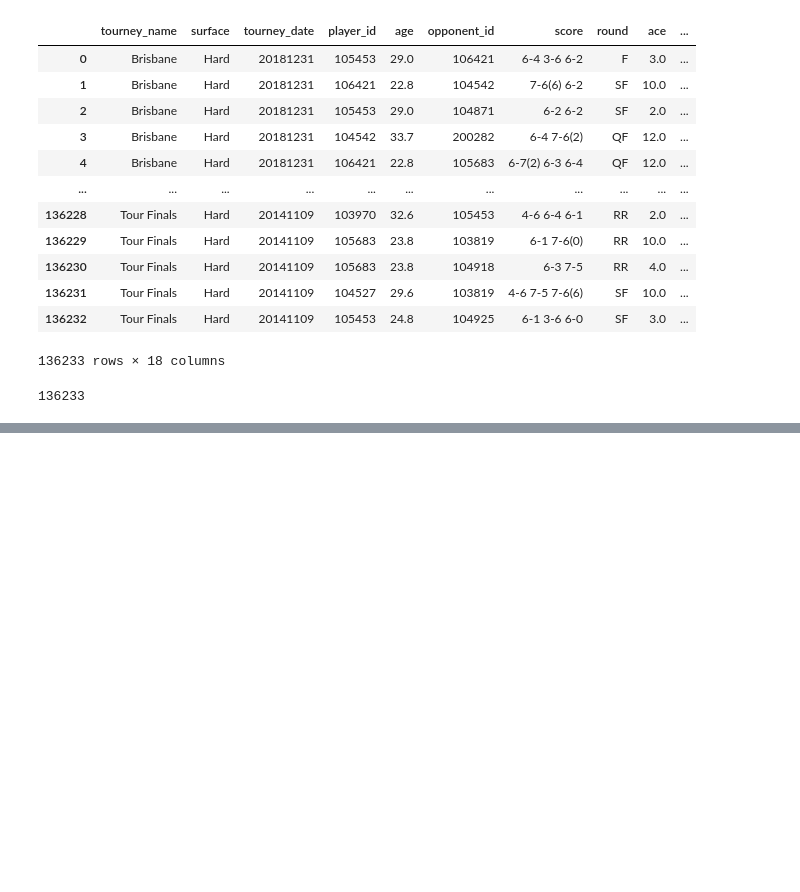
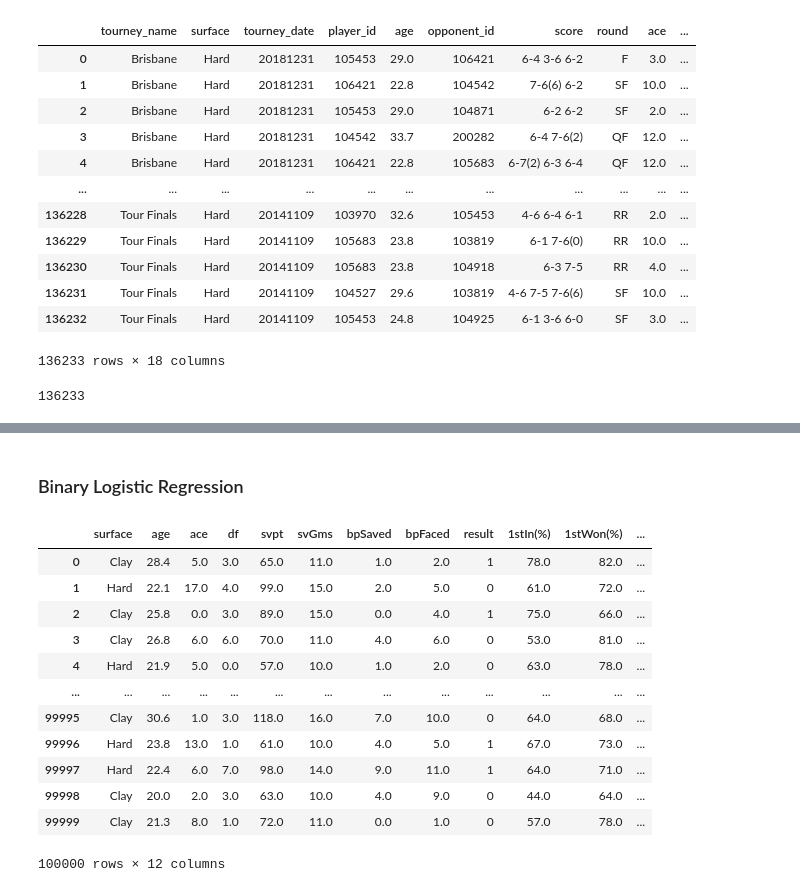
Before and after one commit to kathyming/Tennis_Analysis, a Jupyter notebook: clean_tennis_match_stats.ipynb, the cells around one changed output, grey strips where cells are left out. Cells and saved outputs as stored; diff of their text form; code cells hidden in the pictures; blank space fills up the shorter version.

```diff
--- a/clean_tennis_match_stats.ipynb
+++ b/clean_tennis_match_stats.ipynb
@@ -248,0 +245,7 @@ match_stats_df
+# %%
+# Creating 3 new columns in our main df to refect the 1st and 2nd serve data as percentages
+match_stats_df['1stIn(%)'] = round(100 * (match_stats_df['1stIn'] / match_stats_df['svpt']))
+match_stats_df['1stWon(%)'] = round(100 * (match_stats_df['1stWon'] / match_stats_df['1stIn']))
+match_stats_df['2ndWon(%)'] = round(100 * (match_stats_df['2ndWon'] / (match_stats_df['svpt'] - (match_stats_df['1stIn'] + match_stats_df['df']))))
+match_stats_df = match_stats_df.dropna()
+len(match_stats_df)
@@ -289,0 +300,34 @@ ML_data.to_sql(name='random_match_stats', con=engine, if_exists='replace')
+# %% [markdown]
+### Binary Logistic Regression
+# %%
+# Testing data for binary Logistic Regression
+# pulling 100000 random matches from the main df (match_stats_df)
+ML_data_BLR = match_stats_df.sample(n = 100000)
+# dropping the unnecessary columns for the ML model
+ML_data_BLR.drop(columns=['tourney_name',
+                      'player_id',
+                      'score',
+                      '1stIn',
+                      '1stWon',
+                      '2ndWon',
+                      'opponent_id',
+                      'tourney_date',
+                      'round'
+], inplace=True)
+# Reseting the index with the new random data
+ML_data_BLR = ML_data_BLR.reset_index(drop=True)
+ML_data_BLR
+# %% [output]
+|  | surface | age | ace | df | svpt | svGms | bpSaved | bpFaced | result | 1stIn(%) | 1stWon(%) | ... |
+| 0 | Clay | 28.4 | 5.0 | 3.0 | 65.0 | 11.0 | 1.0 | 2.0 | 1 | 78.0 | 82.0 | ... |
+| 1 | Hard | 22.1 | 17.0 | 4.0 | 99.0 | 15.0 | 2.0 | 5.0 | 0 | 61.0 | 72.0 | ... |
+| 2 | Clay | 25.8 | 0.0 | 3.0 | 89.0 | 15.0 | 0.0 | 4.0 | 1 | 75.0 | 66.0 | ... |
+| 3 | Clay | 26.8 | 6.0 | 6.0 | 70.0 | 11.0 | 4.0 | 6.0 | 0 | 53.0 | 81.0 | ... |
+| 4 | Hard | 21.9 | 5.0 | 0.0 | 57.0 | 10.0 | 1.0 | 2.0 | 0 | 63.0 | 78.0 | ... |
+| ... | ... | ... | ... | ... | ... | ... | ... | ... | ... | ... | ... | ... |
+| 99995 | Clay | 30.6 | 1.0 | 3.0 | 118.0 | 16.0 | 7.0 | 10.0 | 0 | 64.0 | 68.0 | ... |
+| 99996 | Hard | 23.8 | 13.0 | 1.0 | 61.0 | 10.0 | 4.0 | 5.0 | 1 | 67.0 | 73.0 | ... |
+| 99997 | Hard | 22.4 | 6.0 | 7.0 | 98.0 | 14.0 | 9.0 | 11.0 | 1 | 64.0 | 71.0 | ... |
+| 99998 | Clay | 20.0 | 2.0 | 3.0 | 63.0 | 10.0 | 4.0 | 9.0 | 0 | 44.0 | 64.0 | ... |
+| 99999 | Clay | 21.3 | 8.0 | 1.0 | 72.0 | 11.0 | 0.0 | 1.0 | 0 | 57.0 | 78.0 | ... |
+100000 rows × 12 columns
```
Also changed, not shown: parts of 11 cells of this notebook, 28 other files.
